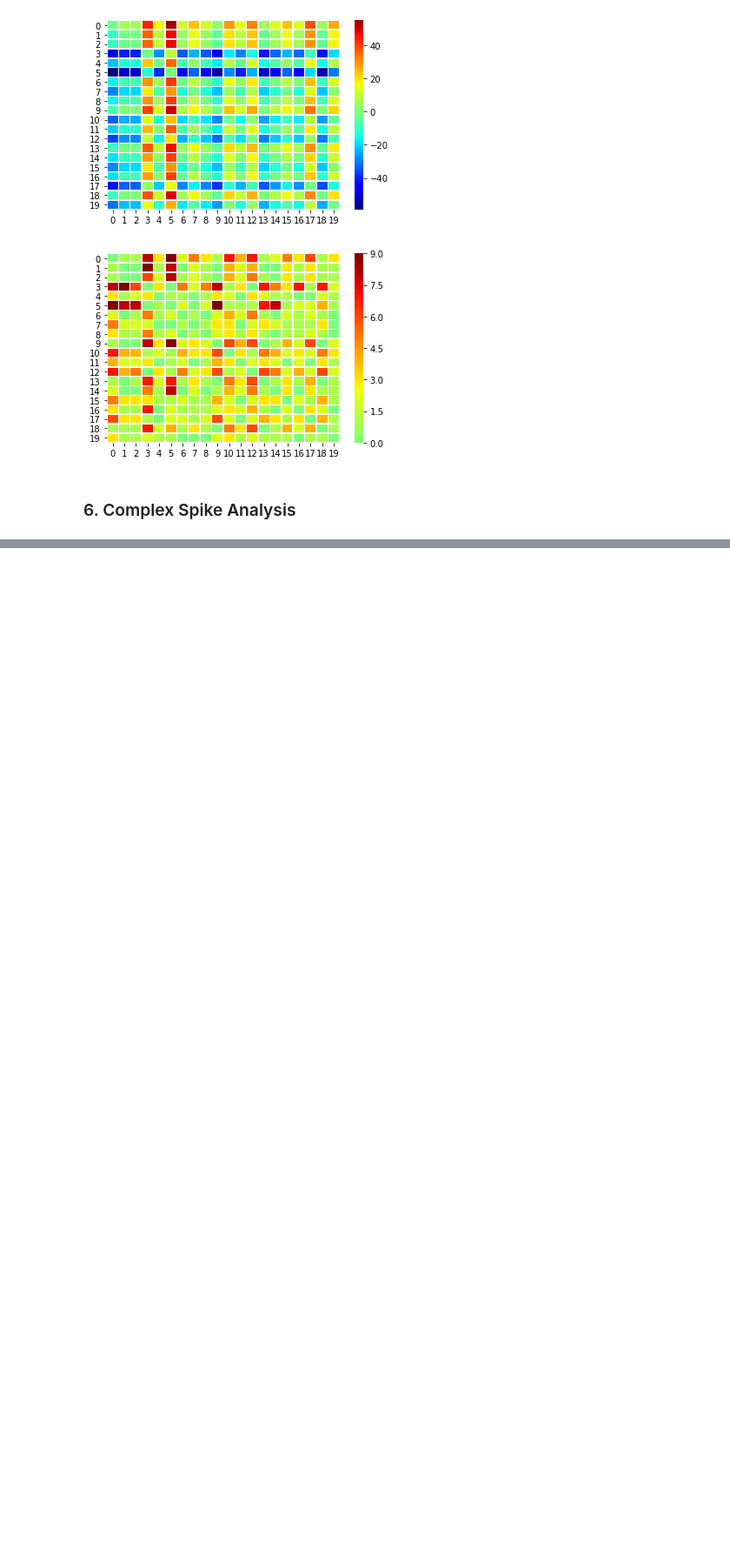
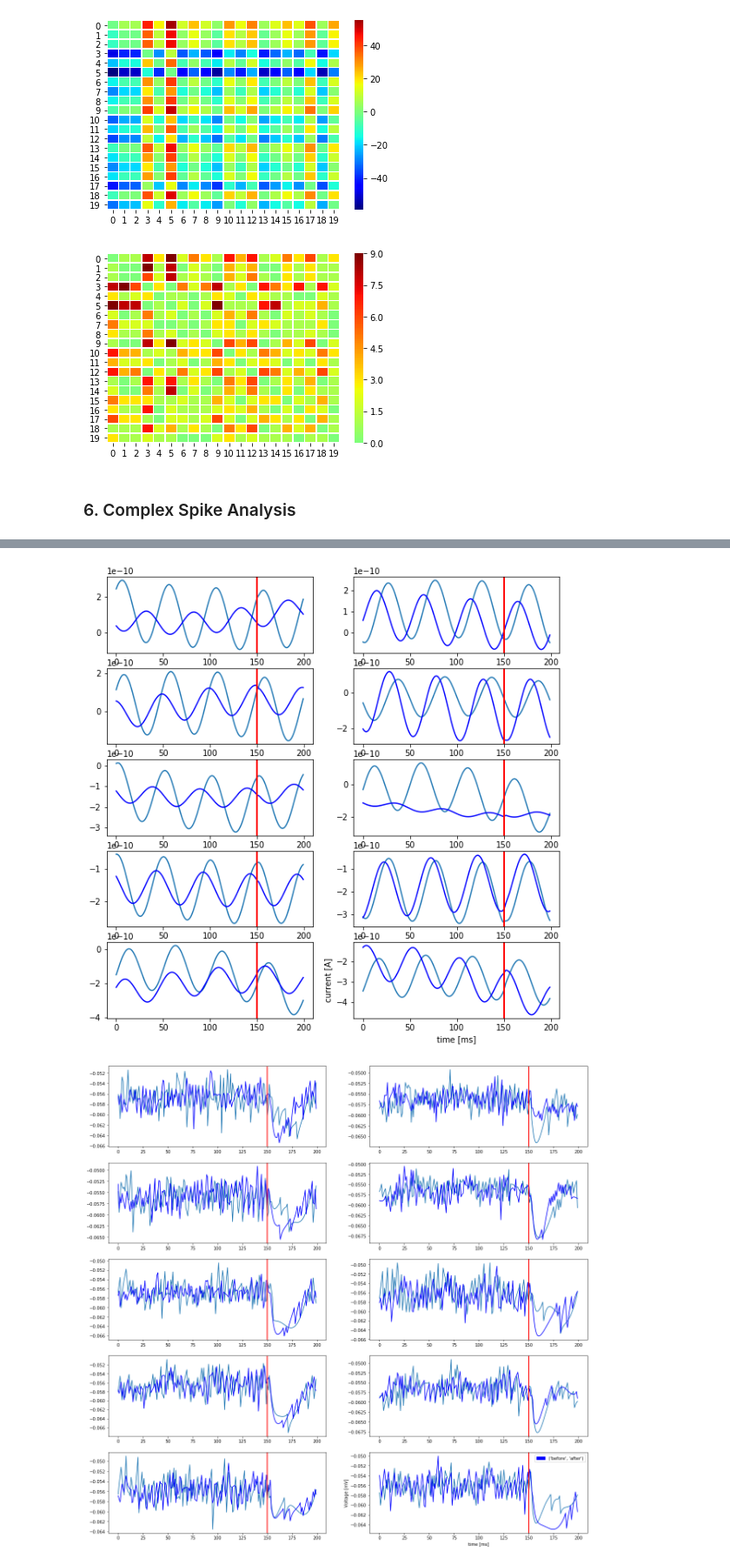
Before and after one commit to ThijsHoedemakers/OlivoCerebellarModel, a Jupyter notebook: Data_analysis.ipynb, the cells around one changed output, grey strips where cells are left out. Shown at 87% size. Drawn from its saved outputs; the diff is of its cells as text; code cells hidden in the pictures; blank space fills up the shorter version.

Commit message:
average plot of current/voltage before cs

```diff
--- a/Data_analysis.ipynb
+++ b/Data_analysis.ipynb
@@ -90,10 +91,12 @@ lengthSim =VoltCell['PC'].shape[1]
 print(start,t_beforeAdaptation)
 BeforeAdaptation = {}
 # Input to the system
+Input = Slicing(Input, t_start=start)
 Input_BA = Slicing(Input, t_start=start, t_end=t_beforeAdaptation)
 Input_AA = Slicing(Input, t_start=t_beforeAdaptation)
 
 # Voltages of Cells
+VoltCell_ = Slicing(VoltCell, t_start=start)
 VoltCell_BA = Slicing(VoltCell, t_start=start, t_end=t_beforeAdaptation)
 VoltCell_AA = Slicing(VoltCell, t_start=t_beforeAdaptation)
 print(VoltCell['IOsoma'][1])
@@ -107,7 +110,7 @@ SpikeTimes_BA = SlicingSpikes(SpikeTimes, t_start=start/1e3, t_end=t_beforeAdapt
 SpikeTimes_AA = SlicingSpikes(SpikeTimes, t_start=t_beforeAdaptation/1e3)
 #findspikes, _ = find_peaks(VoltCell['VoltCell']['IOsoma'][0][0][p], height=0.0, distance = 10)
 #findspikes = findspikes/1000
-print(SpikeTimes_BA['IO'])
+print(SpikeTimes_BA['IO'][9])
 # %% [output]
 5
 1000 2500
@@ -119,19 +122,23 @@ print(SpikeTimes_BA['IO'])
 # %%
 # 3.1 Input current
 
+InputCurrentPC={}
 InputCurrentPC_BA={}
 InputCurrentPC_AA={}
 
 for i in range(0,nrPC):
     # Create names for the inputs
-    nameBA='PC'+str(i) + 'BA'
-    nameAA='PC'+str(i) + 'AA'
+    name = 'PC'+str(i)
+    nameBA = 'PC'+str(i) + 'BA'
+    nameAA = 'PC'+str(i) + 'AA'
 
+    tot = name + 'total'
     totBA = nameBA + 'total'
     totAA = nameAA + 'total'
     # Connectivity between PC-dummy
     steps =np.arange(i,nrDummy,nrPC)
     # Multiply the current times the weight
+    current = [Input['I'][k]*Input['nweight'][steps[k]] for k in range(0,len(steps))]
     currentBA = [Input_BA['I'][k]*Input_BA['nweight'][steps[k]] for k in range(0,len(steps))]
     currentAA = [Input_AA['I'][k]*Input_AA['nweight'][steps[k]] for k in range(0,len(steps))]
     #[Input_s.nweight_BA[steps[k]]*Input_s.I_BA[k] for k in range(0,len(steps))]
@@ -139,11 +146,15 @@ for i in range(0,nrPC):
     #print(size(Input_s.nweight_BA[0]))
     #print(size(current))
     # Sum over the column to get the total amount of current
+    summedcurrent = sum(current,axis=0)
     summedcurrentBA = sum(currentBA, axis=0)
     summedcurrentAA = sum(currentAA, axis=0)
 
+    InputCurrentPC[name] = current
     InputCurrentPC_BA[nameBA] = currentBA
     InputCurrentPC_AA[nameAA] = currentAA
+
+    InputCurrentPC[tot] = summedcurrent
     InputCurrentPC_BA[totBA] = summedcurrentBA
     InputCurrentPC_AA[totAA] = summedcurrentAA
 # %% [markdown]
@@ -295,3 +342,30 @@ i= 7
+# %%
+figure(figsize=(10,10))
+for i in range(0,len(meancur_BA)):
+    subplot(5,2,i+1)
+    #print(meancur_AA[i])
+    plot(meancur_BA[i])
+    plot(meancur_AA[i],color='b')
+    axvline(150, linewidth=2,color='r')
+#legend('before','after','cs', loc='lower left')
+xlabel('time [ms]')
+ylabel('current [A]')
+show()
+figure(figsize=(20,20))
+for i in range(0,len(meancur_VBA)):
+    subplot(5,2,i+1)
+    #print(meancur_AA[i])
+    plot(meancur_VBA[i])
+    plot(meancur_VAA[i],color='b')
+    axvline(150, linewidth=2,color='r')
+red_patch = mpatches.Patch(color='blue', label=('before','after'))
+legend(handles=[red_patch])
+xlabel('time [ms]')
+ylabel('Voltage [mV]')
+show()
+# %% [output]
+[figure, added]
+[figure, added]
 # %%
 food = 'bread'
 
```
Also changed, not shown: parts of 3 cells of this notebook, 1 other file.
